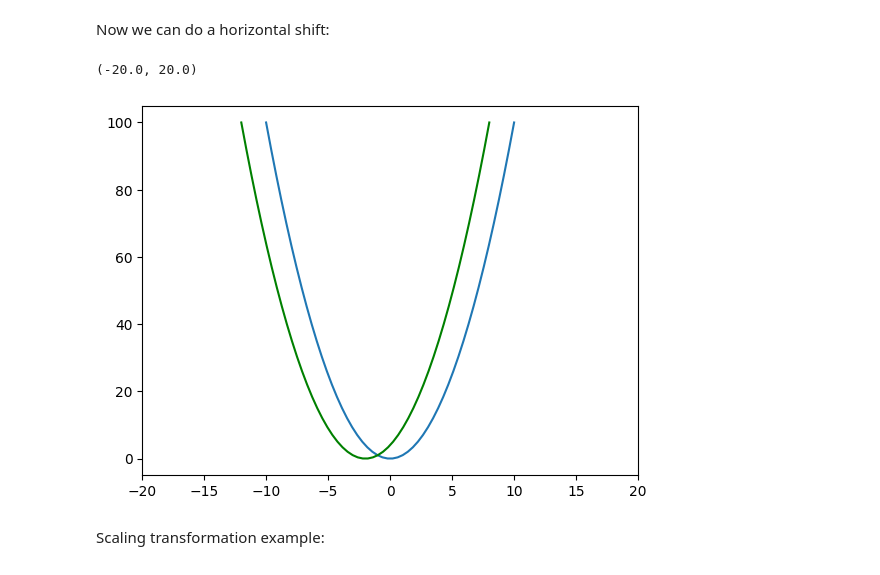
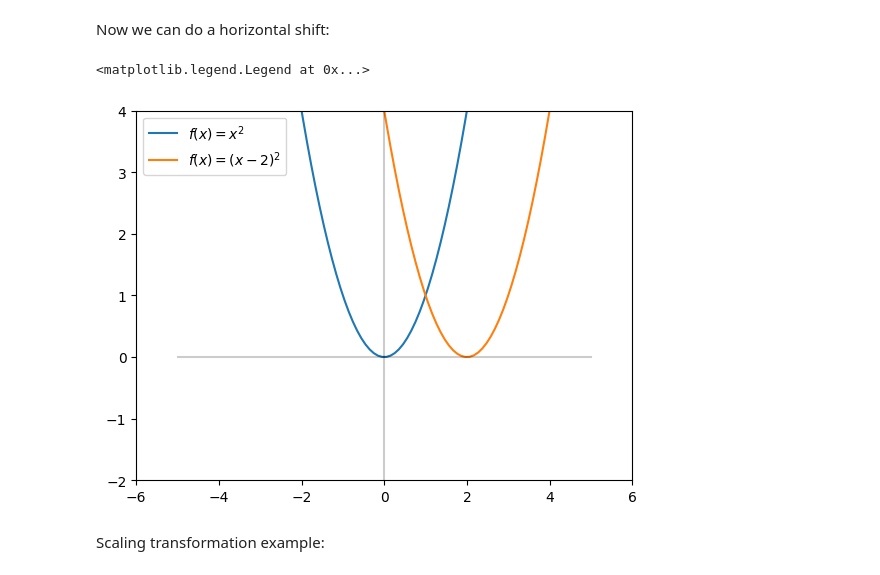
Before and after one commit to dair-ai/ML-Notebooks, a Jupyter notebook: notebooks/maths/algebra.ipynb, the cells around one changed output. Cells and saved outputs as stored; diff of their text form; code cells hidden in the pictures.

```diff
--- a/notebooks/maths/algebra.ipynb
+++ b/notebooks/maths/algebra.ipynb
@@ -233,15 +233,19 @@ plt.plot(x, f(x)+1, 'r')
 Now we can do a horizontal shift:
 # %%
 # plot function shifted by 2 units horizontally; use green
-x = np.linspace(-10, 10, 50)
-plt.plot(x, x**2)
-plt.plot(x-2, x**2, 'g')
+x = np.linspace(-5, 5, 100)
+plt.plot(x, x**2, label='$f(x)=x^2$')
+plt.plot(x, (x-2)**2, label='$f(x)=(x-2)^2$')
 
-# have fixed x and y scale
-plt.xlim(-20, 20)
+plt.xlim(-6, 6)
+plt.ylim(-2, 4)
+
+plt.plot(x, x*0, 'k', alpha=0.2)
+plt.plot(x*0, x, 'k', alpha=0.2)
+plt.legend()
 # %% [output]
-(-20.0, 20.0)
+<matplotlib.legend.Legend at 0x...>
-[figure, old version]
+[figure, new version]
 # %% [markdown]
 Scaling transformation example:
 # %%
```
Also changed, not shown: parts of 7 cells of this notebook, 1 other file.
